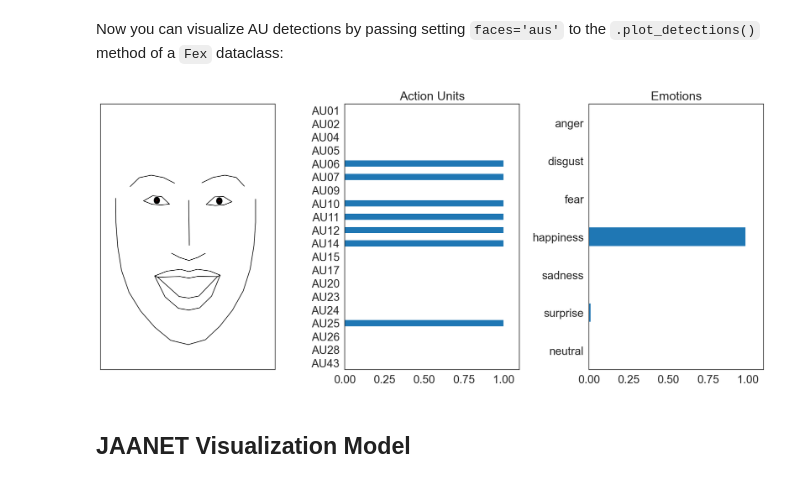
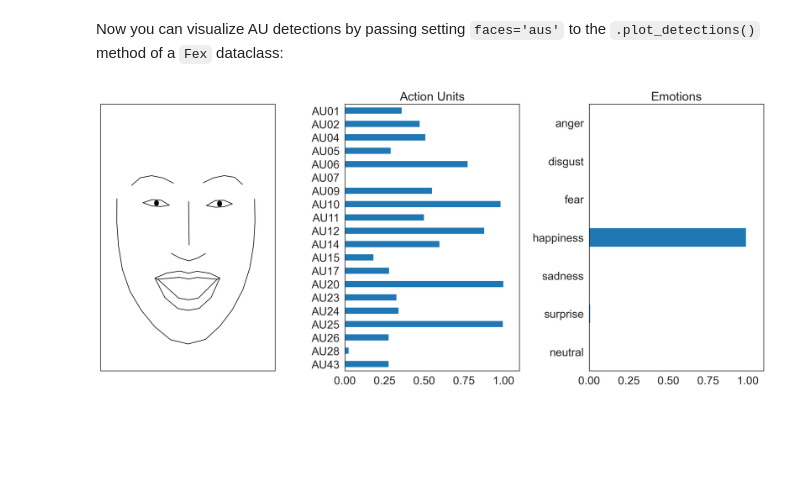
Before and after one commit to cosanlab/py-feat, a Jupyter notebook: docs/extra_tutorials/06_trainAUvisModel.ipynb, the cells around one changed output. Cells and saved outputs as stored; diff of their text form; code cells hidden in the pictures; blank space fills up the shorter version.

Commit message:
update tutorial 6 and remove jaanet example. animate_face can take start as optional kwarg now

```diff
--- a/docs/extra_tutorials/06_trainAUvisModel.ipynb
+++ b/docs/extra_tutorials/06_trainAUvisModel.ipynb
@@ -321,16 +322,14 @@ True
 Now you can visualize AU detections by passing setting `faces='aus'` to the `.plot_detections()` method of a `Fex` dataclass:
 # %%
 from feat import Detector
-from feat.utils import get_test_data_path
+from feat.utils.io import get_test_data_path
 
 single_face_img_path = os.path.join(get_test_data_path(), "single_face.jpg")
 
 # Both the svm and logistic au models will use our visualization model
-detector = Detector(au_model='svm')
+detector = Detector()
 
 single_face_prediction = detector.detect_image(single_face_img_path)
 figs = single_face_prediction.plot_detections(faces= 'aus', add_titles=False)
 # %% [output]
-[figure, old version]
+[figure, new version]
-# %% [markdown]
-## JAANET Visualization Model
```
Also changed, not shown: parts of 12 cells of this notebook, 2 other files.
